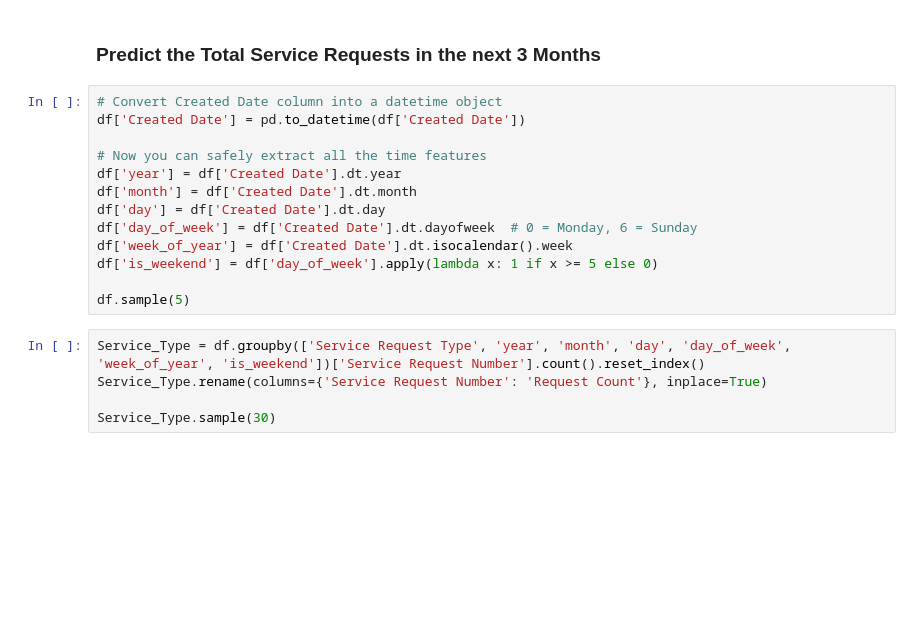
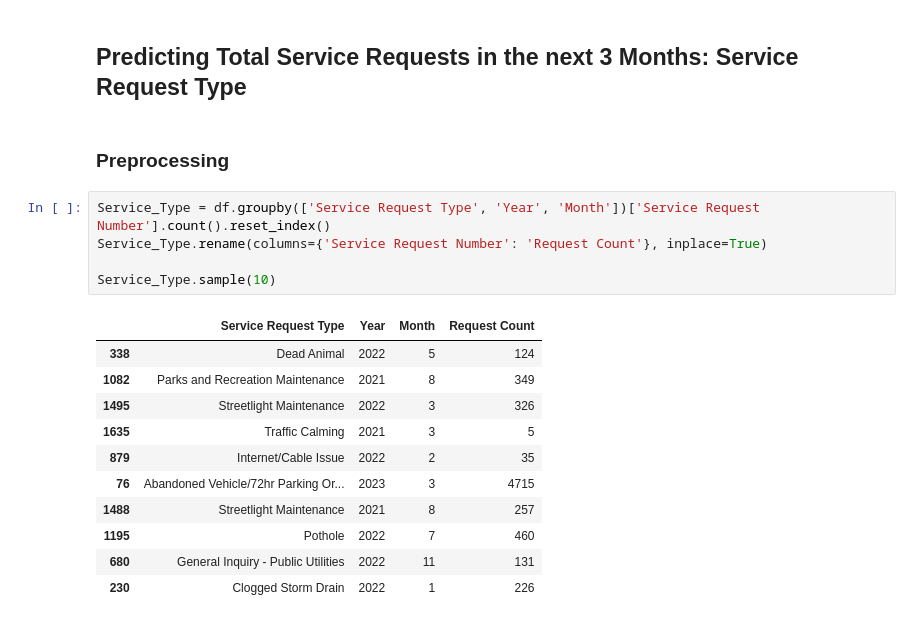
Before and after one commit to JahMeat/Datathon-2025, a Jupyter notebook: ML.ipynb, the cells around one changed output. Cells and saved outputs as stored; diff of their text form; blank space fills up the shorter version.

```diff
--- a/ML.ipynb
+++ b/ML.ipynb
@@ -43,20 +112,21 @@ df.isna().sum()
 # %% [markdown]
-### Predict the Total Service Requests in the next 3 Months
+## Predicting Total Service Requests in the next 3 Months: Service Request Type
-# %%
-# Convert Created Date column into a datetime object
-df['Created Date'] = pd.to_datetime(df['Created Date'])
-
-# Now you can safely extract all the time features
-df['year'] = df['Created Date'].dt.year
-df['month'] = df['Created Date'].dt.month
-df['day'] = df['Created Date'].dt.day
-df['day_of_week'] = df['Created Date'].dt.dayofweek  # 0 = Monday, 6 = Sunday
-df['week_of_year'] = df['Created Date'].dt.isocalendar().week
-df['is_weekend'] = df['day_of_week'].apply(lambda x: 1 if x >= 5 else 0)
-
-df.sample(5)
+# %% [markdown]
+### Preprocessing
 # %%
-Service_Type = df.groupby(['Service Request Type', 'year', 'month', 'day', 'day_of_week', 'week_of_year', 'is_weekend'])['Service Request Number'].count().reset_index()
+Service_Type = df.groupby(['Service Request Type', 'Year', 'Month'])['Service Request Number'].count().reset_index()
 Service_Type.rename(columns={'Service Request Number': 'Request Count'}, inplace=True)
 
-Service_Type.sample(30)
+Service_Type.sample(10)
+# %% [output]
+|  | Service Request Type | Year | Month | Request Count |
+| 338 | Dead Animal | 2022 | 5 | 124 |
+| 1082 | Parks and Recreation Maintenance | 2021 | 8 | 349 |
+| 1495 | Streetlight Maintenance | 2022 | 3 | 326 |
+| 1635 | Traffic Calming | 2021 | 3 | 5 |
+| 879 | Internet/Cable Issue | 2022 | 2 | 35 |
+| 76 | Abandoned Vehicle/72hr Parking Or... | 2023 | 3 | 4715 |
+| 1488 | Streetlight Maintenance | 2021 | 8 | 257 |
+| 1195 | Pothole | 2022 | 7 | 460 |
+| 680 | General Inquiry - Public Utilities | 2022 | 11 | 131 |
+| 230 | Clogged Storm Drain | 2022 | 1 | 226 |
```
Also changed, not shown: parts of 35 cells of this notebook.
